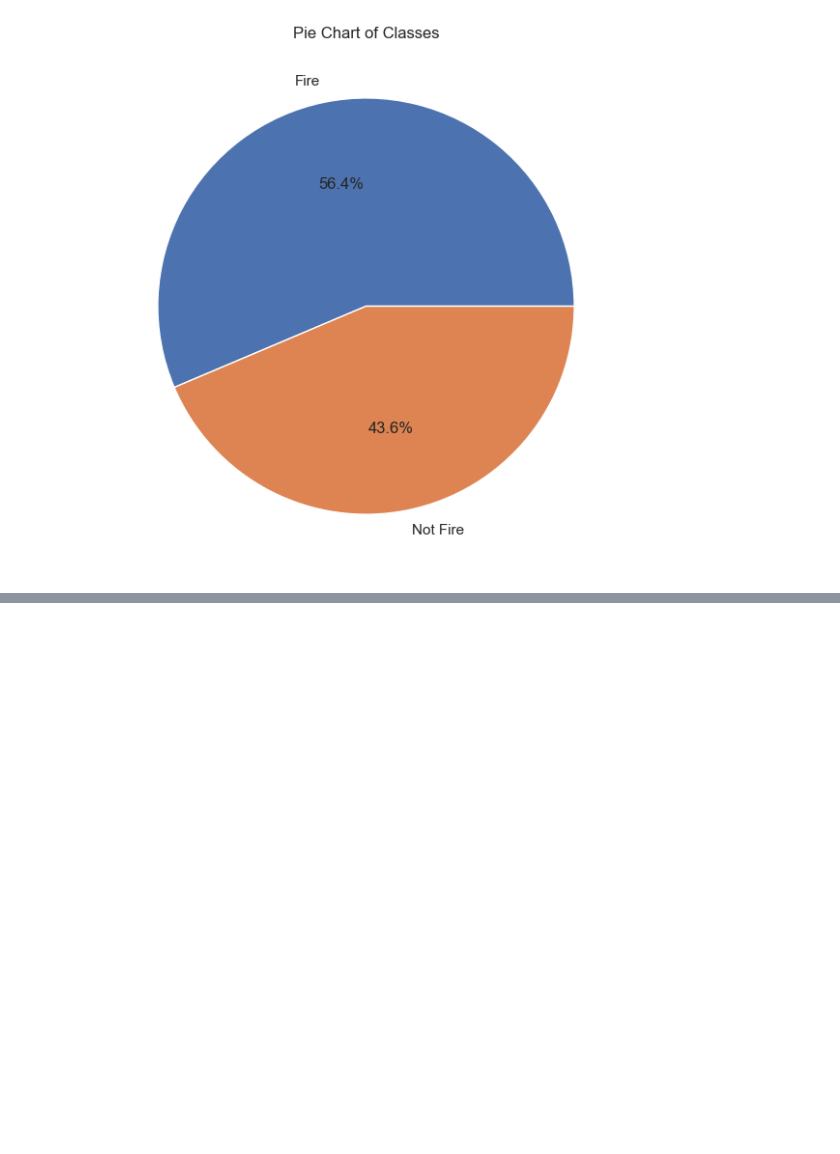
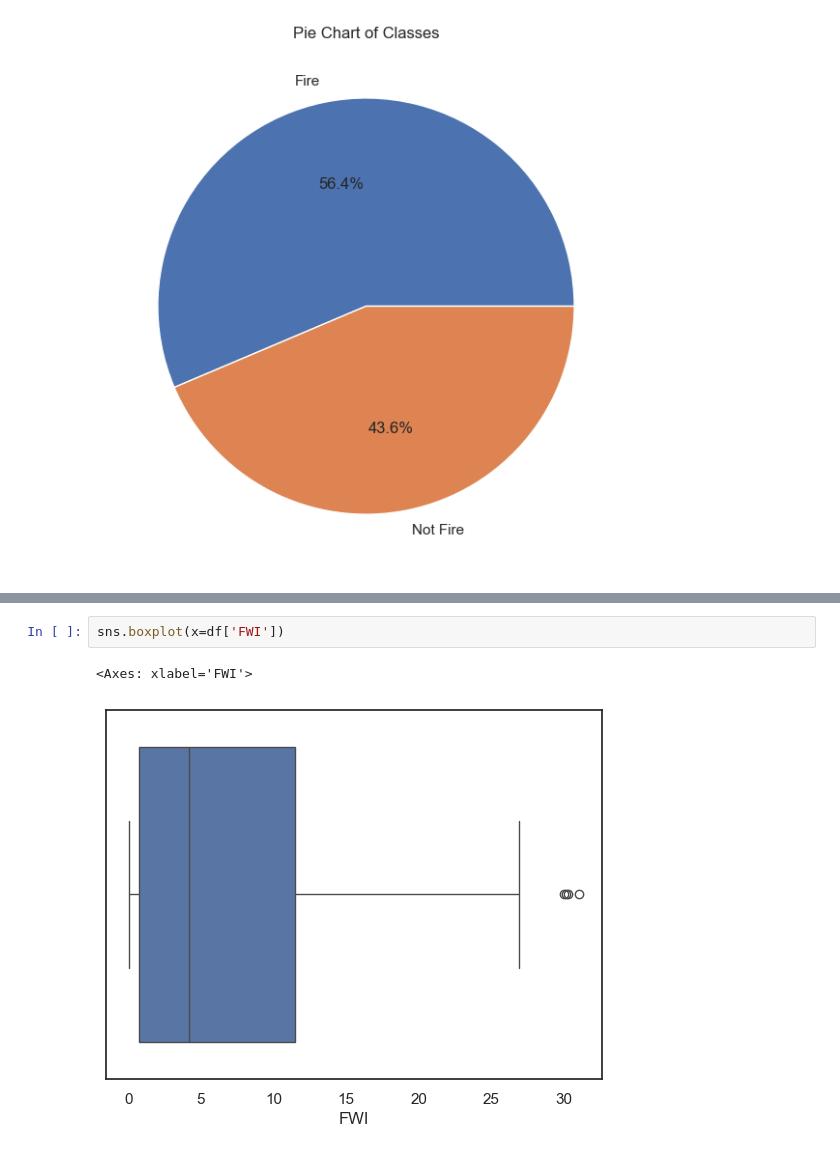
Before and after one commit to hackathon740/Machine_Learning, a Jupyter notebook: Practice for Lr 06/data.ipynb, the cells around one changed output, grey strips where cells are left out. Saved outputs shown, nothing was run; the diff lists cells and outputs as text; blank space fills up the shorter version.

```diff
--- a/Practice for Lr 06/data.ipynb
+++ b/Practice for Lr 06/data.ipynb
@@ -349,0 +357,5 @@ df.corr()
+# %%
+sns.boxplot(x=df['FWI'])
+# %% [output]
+<Axes: xlabel='FWI'>
+[figure, added]
```
Also changed, not shown: parts of 2 cells of this notebook, 1 other file.
